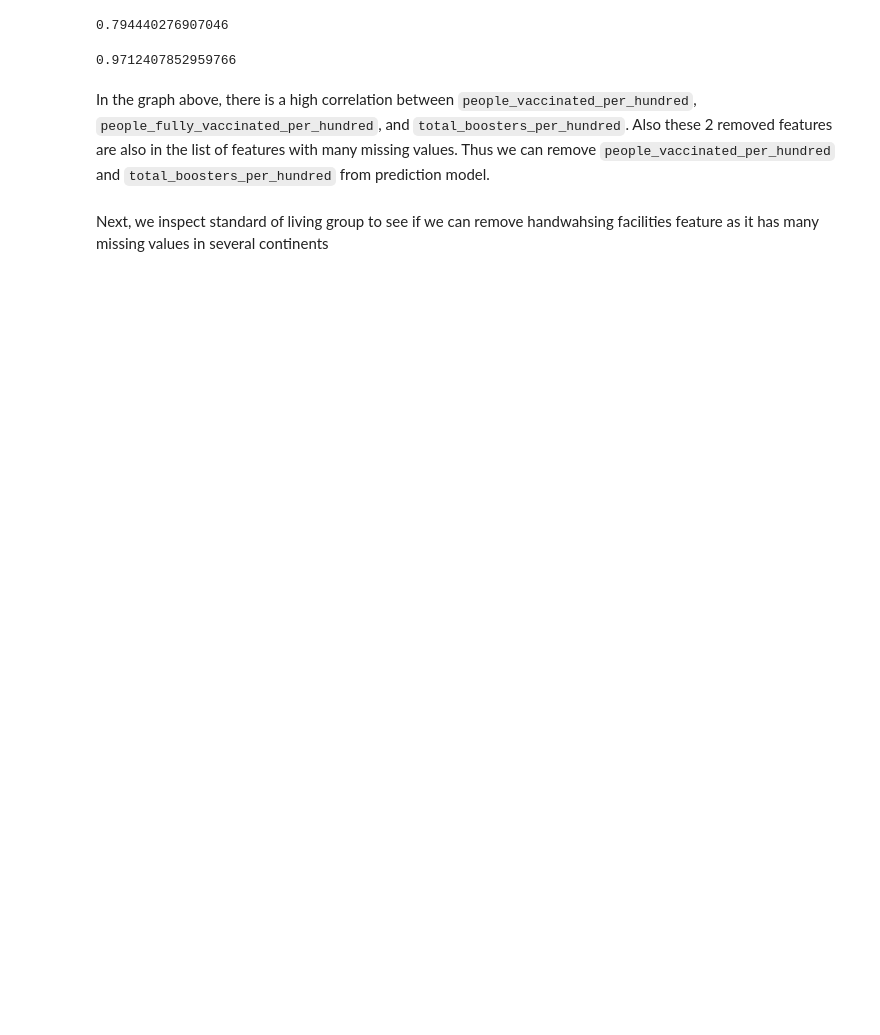
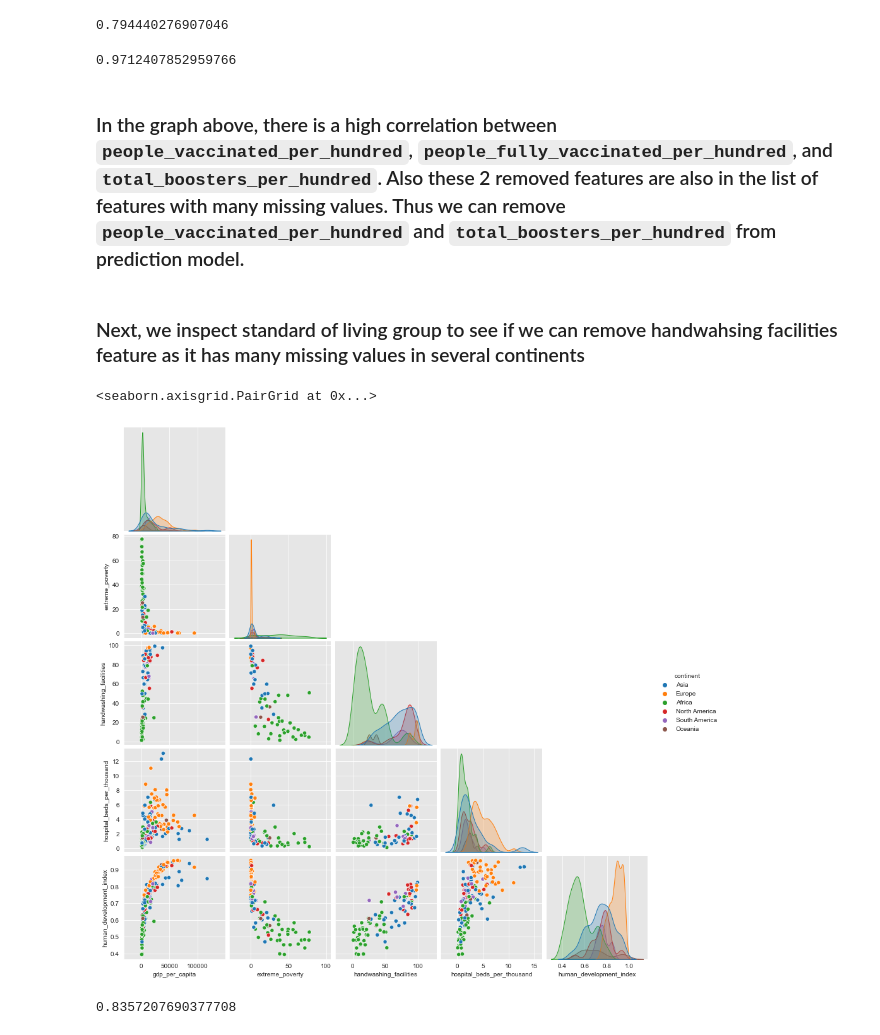
Before and after one commit to Ashimory/regression, a Jupyter notebook: regression.ipynb, the cells around one changed output. Cells and saved outputs as stored; diff of their text form; code cells hidden in the pictures; blank space fills up the shorter version.

````diff
--- a/regression.ipynb
+++ b/regression.ipynb
@@ -128,8 +153,26 @@ df["people_fully_vaccinated_per_hundred"].corr(df["people_vaccinated_per_hundred
 # %% [output]
 0.9712407852959766
 # %% [markdown]
-In the graph above, there is a high correlation between ```people_vaccinated_per_hundred```, ```people_fully_vaccinated_per_hundred```, and ```total_boosters_per_hundred```. Also these 2 removed features are also in the list of features with many missing values. Thus we can remove ```people_vaccinated_per_hundred``` and ```total_boosters_per_hundred``` from prediction model.
+### In the graph above, there is a high correlation between ```people_vaccinated_per_hundred```, ```people_fully_vaccinated_per_hundred```, and ```total_boosters_per_hundred```. Also these 2 removed features are also in the list of features with many missing values. Thus we can remove ```people_vaccinated_per_hundred``` and ```total_boosters_per_hundred``` from prediction model.
 # %%
 df.drop(["people_vaccinated_per_hundred", "total_boosters_per_hundred"], inplace=True, axis=1)
 # %% [markdown]
-Next, we inspect standard of living group to see if we can remove handwahsing facilities feature as it has many missing values in several continents
+### Next, we inspect standard of living group to see if we can remove handwahsing facilities feature as it has many missing values in several continents
+# %%
+live_cols = [
+    "continent",
+    "gdp_per_capita",
+    "extreme_poverty",
+    "handwashing_facilities",
+    "hospital_beds_per_thousand",
+    "human_development_index"]
+
+df_live = df.loc[:, live_cols]
+sns.pairplot(df_live, hue="continent", corner=True)
+# %% [output]
+<seaborn.axisgrid.PairGrid at 0x...>
+[figure, added]
+# %%
+df["handwashing_facilities"].corr(df["human_development_index"])
+# %% [output]
+0.8357207690377708
````
Also changed, not shown: parts of 110 cells of this notebook, 3 other files.
